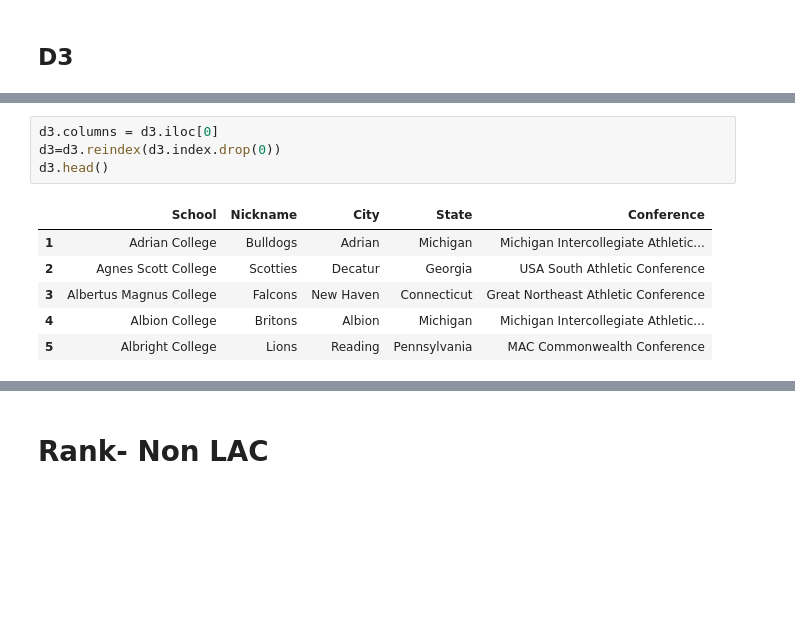
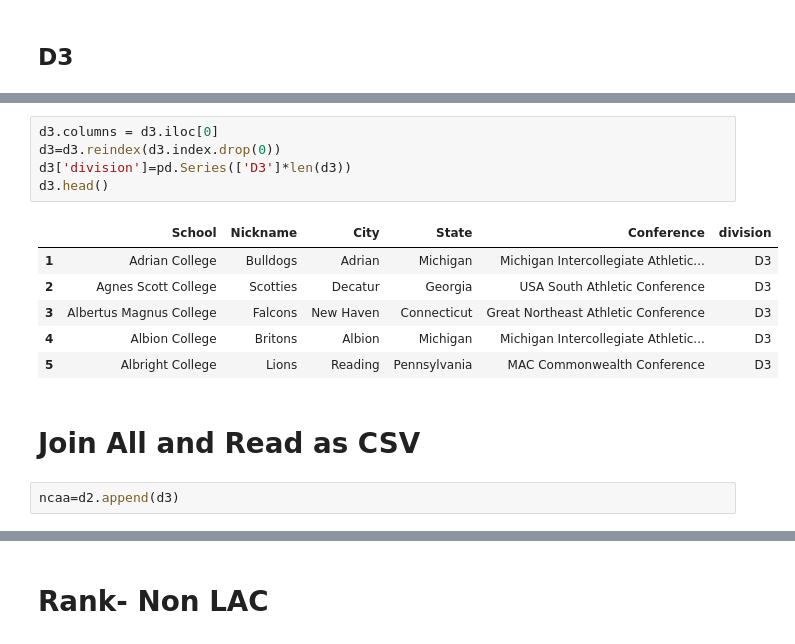
Before and after one commit to mayamadhavan/projects, a Jupyter notebook: project_kojak/1_prepping_data/gathering_other_data.ipynb, the cells around one changed output, grey strips where cells are left out. Drawn from its saved outputs; the diff is of its cells as text; blank space fills up the shorter version.

```diff
--- a/project_kojak/1_prepping_data/gathering_other_data.ipynb
+++ b/project_kojak/1_prepping_data/gathering_other_data.ipynb
@@ -70,11 +74,16 @@ d3.tail()
 # %%
 d3.columns = d3.iloc[0]
 d3=d3.reindex(d3.index.drop(0))
+d3['division']=pd.Series(['D3']*len(d3))
 d3.head()
 # %% [output]
-|  | School | Nickname | City | State | Conference |
-| 1 | Adrian College | Bulldogs | Adrian | Michigan | Michigan Intercollegiate Athletic... |
-| 2 | Agnes Scott College | Scotties | Decatur | Georgia | USA South Athletic Conference |
-| 3 | Albertus Magnus College | Falcons | New Haven | Connecticut | Great Northeast Athletic Conference |
-| 4 | Albion College | Britons | Albion | Michigan | Michigan Intercollegiate Athletic... |
-| 5 | Albright College | Lions | Reading | Pennsylvania | MAC Commonwealth Conference |
+|  | School | Nickname | City | State | Conference | division |
+| 1 | Adrian College | Bulldogs | Adrian | Michigan | Michigan Intercollegiate Athletic... | D3 |
+| 2 | Agnes Scott College | Scotties | Decatur | Georgia | USA South Athletic Conference | D3 |
+| 3 | Albertus Magnus College | Falcons | New Haven | Connecticut | Great Northeast Athletic Conference | D3 |
+| 4 | Albion College | Britons | Albion | Michigan | Michigan Intercollegiate Athletic... | D3 |
+| 5 | Albright College | Lions | Reading | Pennsylvania | MAC Commonwealth Conference | D3 |
+# %% [markdown]
+# Join All and Read as CSV
+# %%
+ncaa=d2.append(d3)
```
Also changed, not shown: parts of 12 cells of this notebook, 6 other files.
